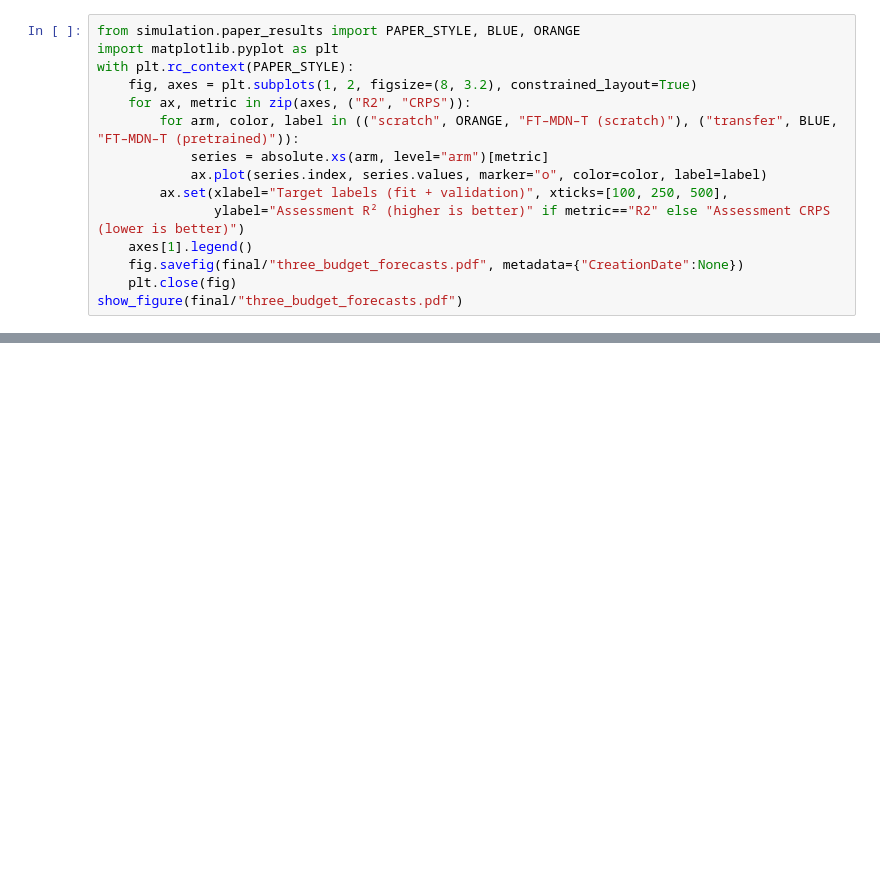
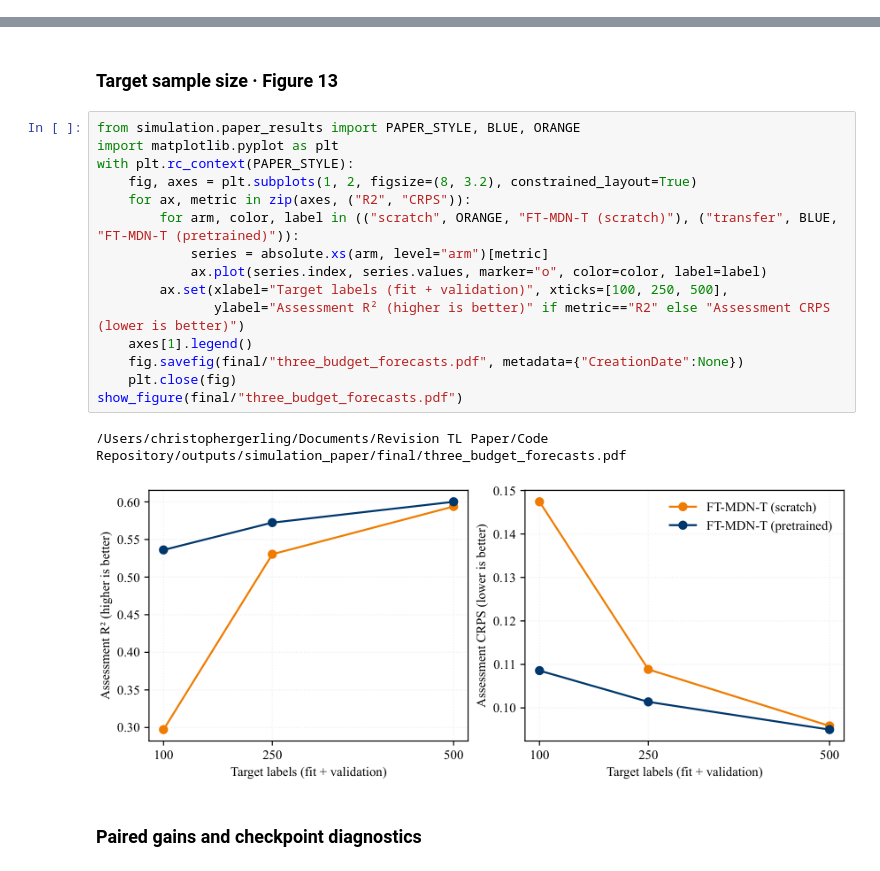
Before and after one commit to christopher3996/recovery_rates_transfer_learning, a Jupyter notebook: notebooks/simulation_paper.ipynb, the cells around one changed output, grey strips where cells are left out. Cells and saved outputs as stored; diff of their text form; blank space fills up the shorter version.

Commit message:
Polish paper notebooks and move active dependencies out of archives

```diff
--- a/notebooks/simulation_paper.ipynb
+++ b/notebooks/simulation_paper.ipynb
@@ -175,15 +0,0 @@ Paired gain from pretraining and MCSE across five replication averages
-# %%
-from simulation.paper_results import PAPER_STYLE, BLUE, ORANGE
-import matplotlib.pyplot as plt
-with plt.rc_context(PAPER_STYLE):
-    fig, axes = plt.subplots(1, 2, figsize=(8, 3.2), constrained_layout=True)
-    for ax, metric in zip(axes, ("R2", "CRPS")):
-        for arm, color, label in (("scratch", ORANGE, "FT–MDN–T (scratch)"), ("transfer", BLUE, "FT–MDN–T (pretrained)")):
-            series = absolute.xs(arm, level="arm")[metric]
-            ax.plot(series.index, series.values, marker="o", color=color, label=label)
-        ax.set(xlabel="Target labels (fit + validation)", xticks=[100, 250, 500],
-               ylabel="Assessment R² (higher is better)" if metric=="R2" else "Assessment CRPS (lower is better)")
-    axes[1].legend()
-    fig.savefig(final/"three_budget_forecasts.pdf", metadata={"CreationDate":None})
-    plt.close(fig)
-show_figure(final/"three_budget_forecasts.pdf")
@@ -344,0 +190,22 @@ The mean validation R² gain from pretraining declined from 0.447 at 100 target
+# %% [markdown]
+### Target sample size · Figure 13
+# %%
+from simulation.paper_results import PAPER_STYLE, BLUE, ORANGE
+import matplotlib.pyplot as plt
+with plt.rc_context(PAPER_STYLE):
+    fig, axes = plt.subplots(1, 2, figsize=(8, 3.2), constrained_layout=True)
+    for ax, metric in zip(axes, ("R2", "CRPS")):
+        for arm, color, label in (("scratch", ORANGE, "FT-MDN-T (scratch)"), ("transfer", BLUE, "FT-MDN-T (pretrained)")):
+            series = absolute.xs(arm, level="arm")[metric]
+            ax.plot(series.index, series.values, marker="o", color=color, label=label)
+        ax.set(xlabel="Target labels (fit + validation)", xticks=[100, 250, 500],
+               ylabel="Assessment R² (higher is better)" if metric=="R2" else "Assessment CRPS (lower is better)")
+    axes[1].legend()
+    fig.savefig(final/"three_budget_forecasts.pdf", metadata={"CreationDate":None})
+    plt.close(fig)
+show_figure(final/"three_budget_forecasts.pdf")
+# %% [output]
+/Users/christophergerling/Documents/Revision TL Paper/Code Repository/outputs/simulation_paper/final/three_budget_forecasts.pdf
+[figure, added]
+# %% [markdown]
+### Paired gains and checkpoint diagnostics
```
Also changed, not shown: parts of 65 cells of this notebook, 18 other files.
